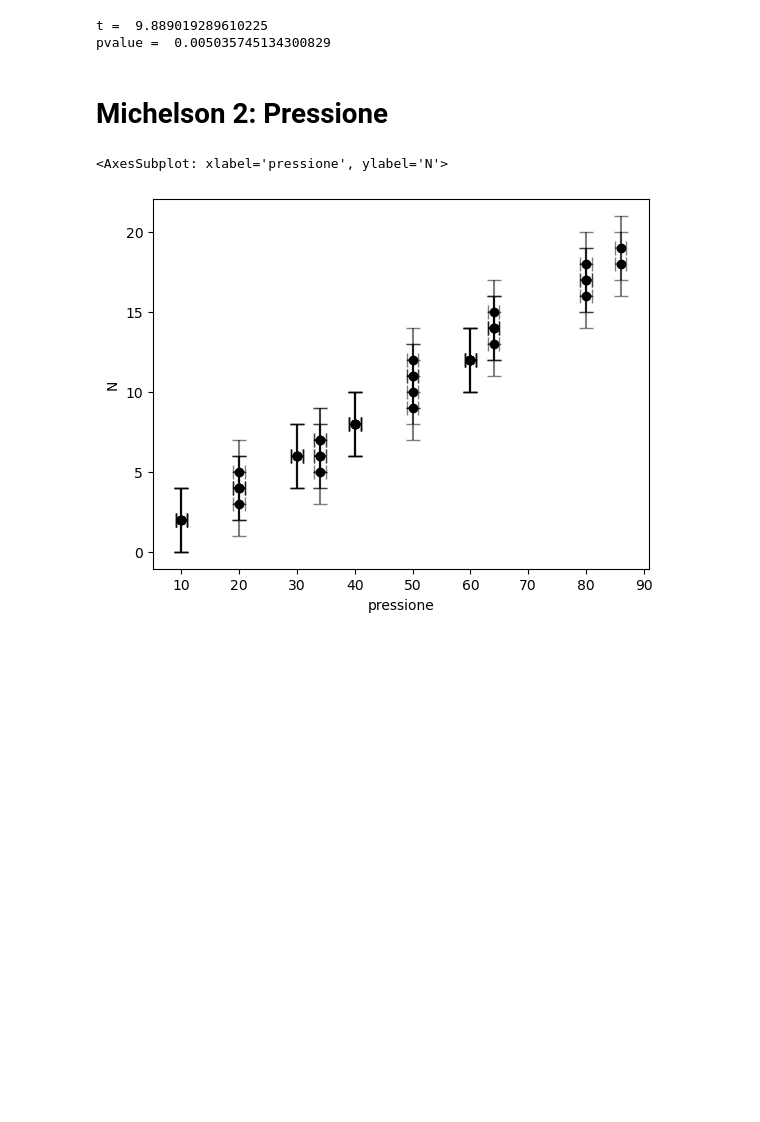
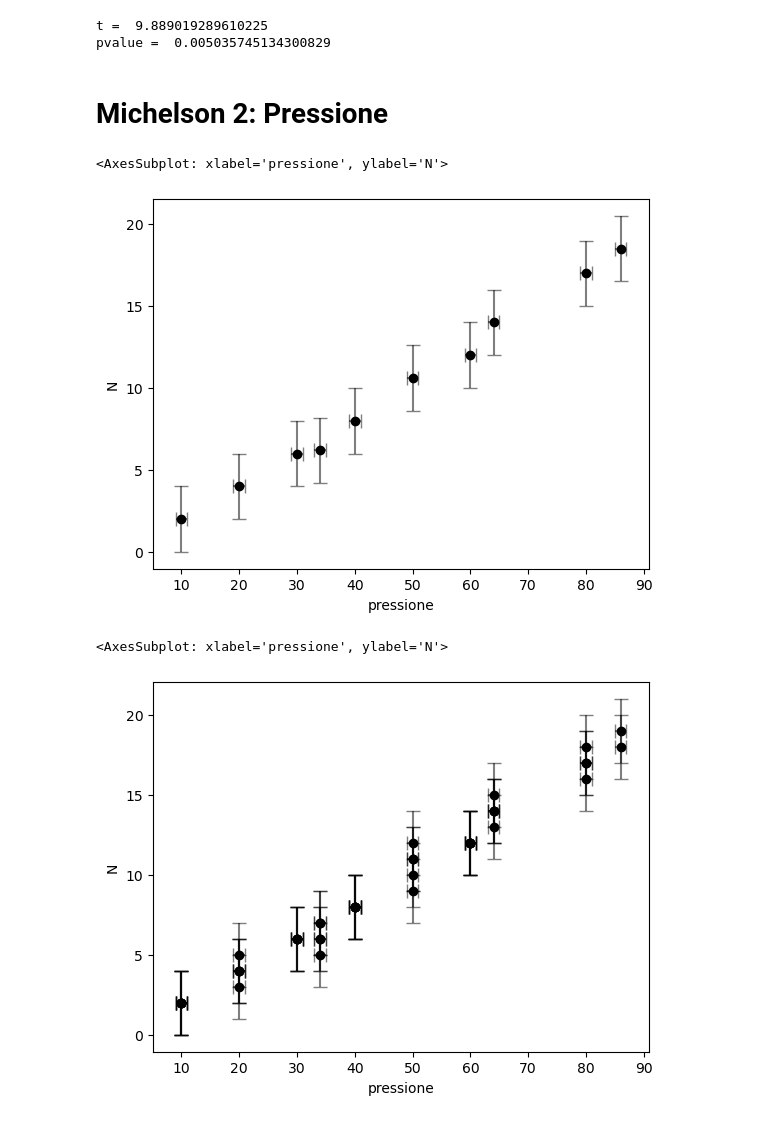
Before and after one commit to Yedi278/Lab2, a Jupyter notebook: Interferometro/Interferometro.ipynb, the cells around one changed output. Saved outputs shown, nothing was run; the diff lists cells and outputs as text; code cells hidden in the pictures; blank space fills up the shorter version.

```diff
--- a/Interferometro/Interferometro.ipynb
+++ b/Interferometro/Interferometro.ipynb
@@ -552,9 +552,17 @@ pvalue =  0.005035745134300829
 m2 = df['M 2']
 p = m2['P']
 n_m2 = m2['N']
+p_medie = rNan(m2['p_medie'].to_numpy())
+n_medie = rNan(m2['N_medie'].to_numpy())
 # %%
 p_amb = 101 #kPascal
 p = np.abs(p)
+p_medie = np.abs(p_medie)
+# %%
+grafico(p_medie,n_medie,1,2,'dati','pressione','N')
+# %% [output]
+<AxesSubplot: xlabel='pressione', ylabel='N'>
+[figure, added]
 # %%
 grafico(p,n_m2,1,2,'dati','pressione','N')
 # %% [output]
```
Also changed, not shown: parts of 5 cells of this notebook, 4 other files.
